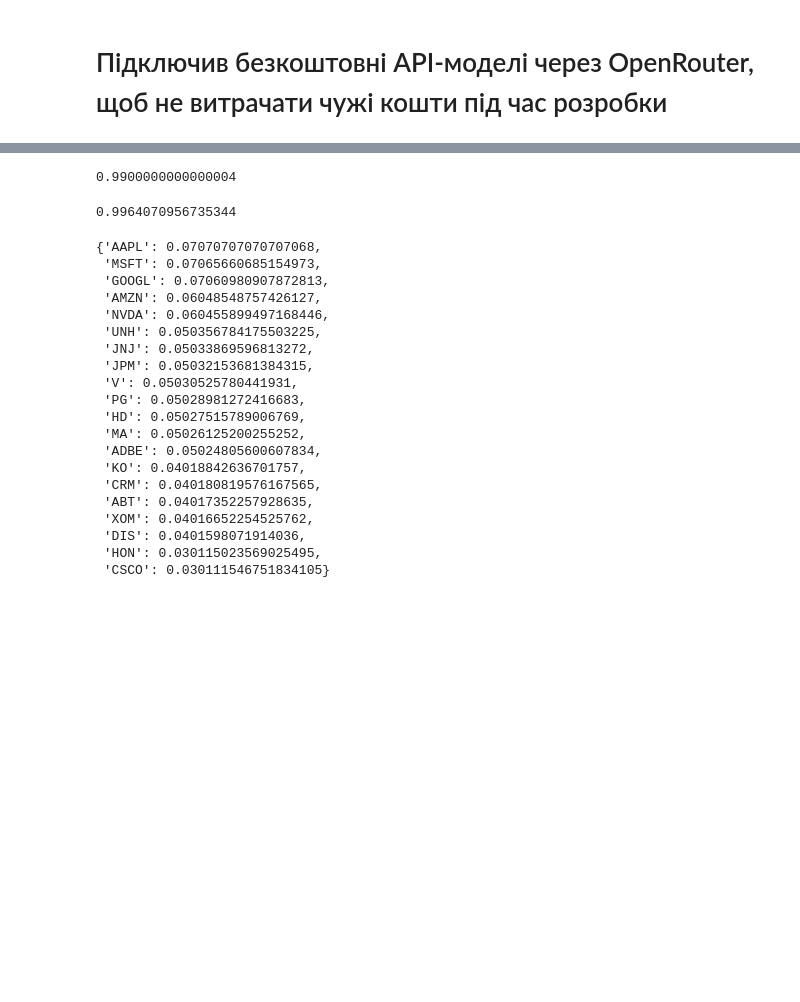
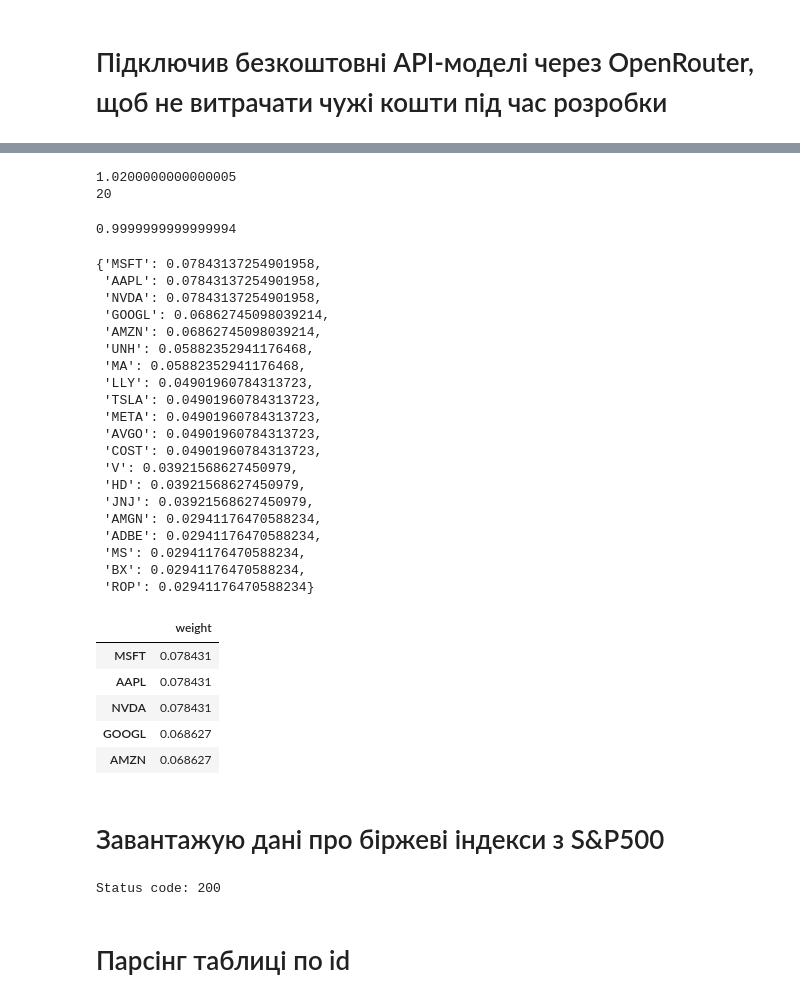
Before and after one commit to SerhiiDolhopolov/portfolio_optimization, a Jupyter notebook: main.ipynb, the cells around one changed output, grey strips where cells are left out. Drawn from its saved outputs; the diff is of its cells as text; code cells hidden in the pictures; blank space fills up the shorter version.

```diff
--- a/main.ipynb
+++ b/main.ipynb
@@ -49,6 +58,7 @@ tickers = dict()
 for line in answer.split('\n'):
     line = line.strip()
     ticker, value = line.split(': ', 1)
+    ticker = ticker.strip().upper()
     try:
         tickers[ticker] = float(value)
     except ValueError:
@@ -80,35 +67,58 @@ tickers
 # %%
 tickers_sum = sum(tickers.values())
-tickers_sum
+print(tickers_sum)
+print(len(tickers))
 # %% [output]
-0.9900000000000004
+1.0200000000000005
+20
 # %%
 for key, value in tickers.items():
-    tickers[key] = tickers[key] * 1 / tickers_sum)
+    tickers[key] = tickers[key] * 1 / tickers_sum
 # %%
 sum(tickers.values())
 # %% [output]
-0.9964070956735344
+0.9999999999999994
 # %%
 tickers
 # %% [output]
-{'AAPL': 0.07070707070707068,
- 'MSFT': 0.07065660685154973,
- 'GOOGL': 0.07060980907872813,
- 'AMZN': 0.06048548757426127,
- 'NVDA': 0.060455899497168446,
- 'UNH': 0.050356784175503225,
- 'JNJ': 0.05033869596813272,
- 'JPM': 0.05032153681384315,
- 'V': 0.05030525780441931,
- 'PG': 0.05028981272416683,
- 'HD': 0.05027515789006769,
- 'MA': 0.05026125200255252,
- 'ADBE': 0.05024805600607834,
- 'KO': 0.04018842636701757,
- 'CRM': 0.040180819576167565,
- 'ABT': 0.04017352257928635,
- 'XOM': 0.04016652254525762,
- 'DIS': 0.0401598071914036,
- 'HON': 0.030115023569025495,
- 'CSCO': 0.030111546751834105}
+{'MSFT': 0.07843137254901958,
+ 'AAPL': 0.07843137254901958,
+ 'NVDA': 0.07843137254901958,
+ 'GOOGL': 0.06862745098039214,
+ 'AMZN': 0.06862745098039214,
+ 'UNH': 0.05882352941176468,
+ 'MA': 0.05882352941176468,
+ 'LLY': 0.04901960784313723,
+ 'TSLA': 0.04901960784313723,
+ 'META': 0.04901960784313723,
+ 'AVGO': 0.04901960784313723,
+ 'COST': 0.04901960784313723,
+ 'V': 0.03921568627450979,
+ 'HD': 0.03921568627450979,
+ 'JNJ': 0.03921568627450979,
+ 'AMGN': 0.02941176470588234,
+ 'ADBE': 0.02941176470588234,
+ 'MS': 0.02941176470588234,
+ 'BX': 0.02941176470588234,
+ 'ROP': 0.02941176470588234}
+# %%
+r1_weights_df = pd.DataFrame.from_dict(tickers, orient='index', columns=['weight'])
+# %%
+r1_weights_df.head()
+# %% [output]
+|  | weight |
+| MSFT | 0.078431 |
+| AAPL | 0.078431 |
+| NVDA | 0.078431 |
+| GOOGL | 0.068627 |
+| AMZN | 0.068627 |
+# %% [markdown]
+# Завантажую дані про біржеві індекси з S&P500
+# %%
+url = "https://en.wikipedia.org/wiki/List_of_S%26P_500_companies"
+response = requests.get(url)
+print(f"Status code: {response.status_code}")
+# %% [output]
+Status code: 200
+# %% [markdown]
+# Парсінг таблиці по id
```
Also changed, not shown: parts of 15 cells of this notebook, 2 other files.
